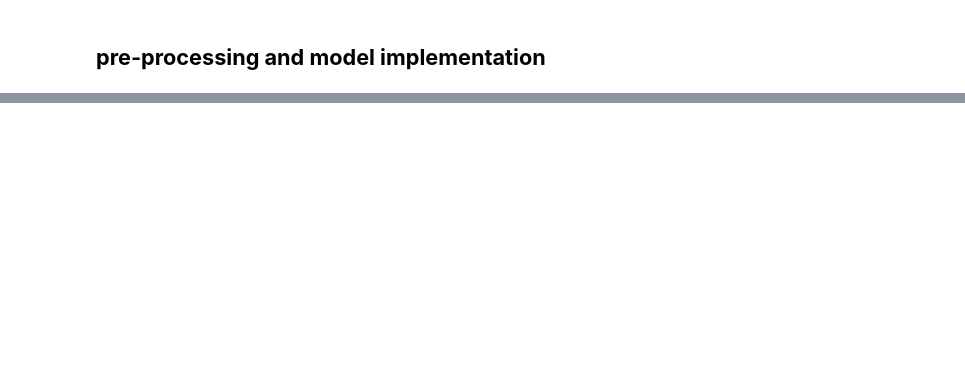
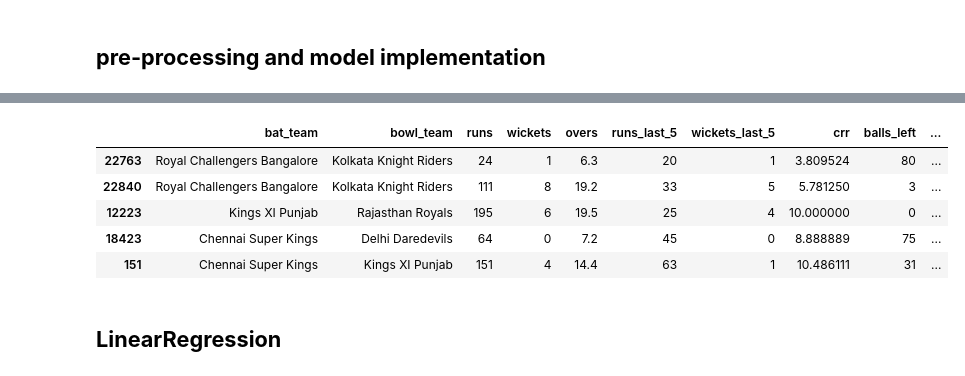
Before and after one commit to SarangGami/IPL-First-Innings-Score-Prediction, a Jupyter notebook: IPL_first_innings_score_prediction.ipynb, the cells around one changed output, grey strips where cells are left out. Cells and saved outputs as stored; diff of their text form; code cells hidden in the pictures; blank space fills up the shorter version.

```diff
--- a/IPL_first_innings_score_prediction.ipynb
+++ b/IPL_first_innings_score_prediction.ipynb
@@ -288,2 +307,11 @@ X_train.head()
+# %%
+X_test.head()
+# %% [output]
+|  | bat_team | bowl_team | runs | wickets | overs | runs_last_5 | wickets_last_5 | crr | balls_left | ... |
+| 22763 | Royal Challengers Bangalore | Kolkata Knight Riders | 24 | 1 | 6.3 | 20 | 1 | 3.809524 | 80 | ... |
+| 22840 | Royal Challengers Bangalore | Kolkata Knight Riders | 111 | 8 | 19.2 | 33 | 5 | 5.781250 | 3 | ... |
+| 12223 | Kings XI Punjab | Rajasthan Royals | 195 | 6 | 19.5 | 25 | 4 | 10.000000 | 0 | ... |
+| 18423 | Chennai Super Kings | Delhi Daredevils | 64 | 0 | 7.2 | 45 | 0 | 8.888889 | 75 | ... |
+| 151 | Chennai Super Kings | Kings XI Punjab | 151 | 4 | 14.4 | 63 | 1 | 10.486111 | 31 | ... |
 # %%
 trf = ColumnTransformer([
@@ -291,5 +319,7 @@ trf = ColumnTransformer([
 ]
 ,remainder='passthrough')
+# %% [markdown]
+## **LinearRegression**
 # %%
 pipe1 = Pipeline(steps=[
     ('step1',trf),
```
Also changed, not shown: parts of 25 cells of this notebook.
